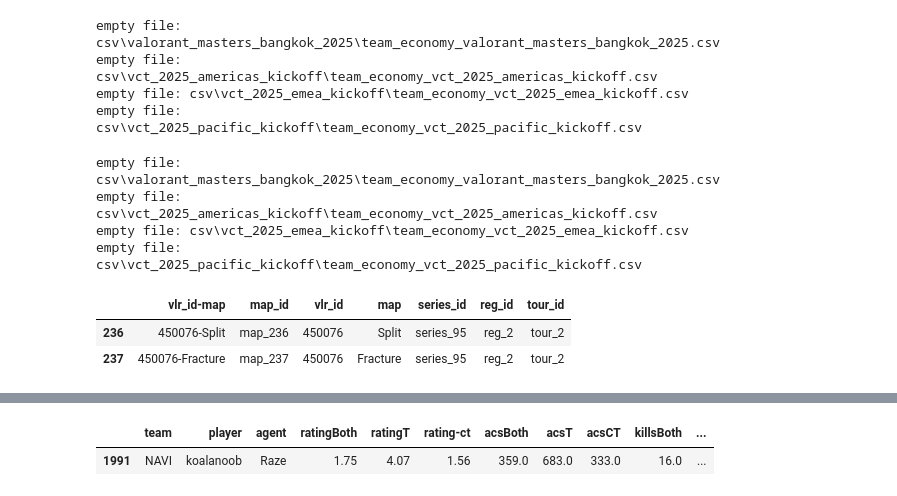
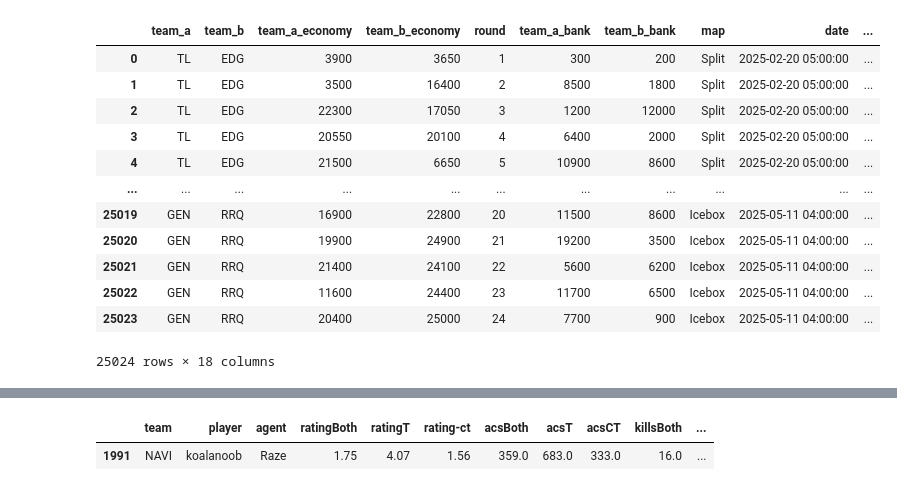
Before and after one commit to RkTcaster/vlr-scraper, a Jupyter notebook: csv_process.ipynb, the cells around one changed output, grey strips where cells are left out. Saved outputs shown, nothing was run; the diff lists cells and outputs as text; code cells hidden in the pictures.

Commit message:
Fixed economy convert (k)

```diff
--- a/csv_process.ipynb
+++ b/csv_process.ipynb
@@ -9,8 +9,15 @@ import re
 # %%
 def convert_k(valor):
     "remove k in money columns and change the format to int"
-    if 'k' in valor:
-        return int(float(valor.replace('k', '')) * 1000)
+    try:
+        if type(valor) == str:
+            if 'k' in valor:
+                return int(float(valor.replace('k', '')) * 1000)
+        else:
+            return int(valor)
+
+    except:
+        return int(valor)
 
 def find_files_by_prefix(root_folder, prefix):
     matched_files = []
@@ -300,13 +307,6 @@ df_player_performance["vlr_id-map"] = (
 df_player_performance = pd.merge(df_player_performance, df_maps_id[["vlr_id-map","map_id","series_id","reg_id","tour_id"]],how="left", left_on="vlr_id-map", right_on="vlr_id-map")
 
 df_player_performance.to_csv(path_or_buf='tables/table_player_performance.csv',index=False,encoding='iso-8859-1')
-# %%
-df_team_economy = concat_csv_from_different_folders(folder="csv", prefix="team_economy")
-# %% [output]
-empty file: csv\valorant_masters_bangkok_2025\team_economy_valorant_masters_bangkok_2025.csv
-empty file: csv\vct_2025_americas_kickoff\team_economy_vct_2025_americas_kickoff.csv
-empty file: csv\vct_2025_emea_kickoff\team_economy_vct_2025_emea_kickoff.csv
-empty file: csv\vct_2025_pacific_kickoff\team_economy_vct_2025_pacific_kickoff.csv
 # %%
 #Team economy stats
 
@@ -315,7 +315,7 @@ df_team_economy = concat_csv_from_different_folders(folder="csv", prefix="team_e
 columns_update = ["team_a_economy","team_b_economy","team_a_bank","team_b_bank"]
 
 for column_name in columns_update:
-    df_team_economy[column_name] = df_team_economy[column_name].apply(convert_k)
+     df_team_economy[column_name] = df_team_economy[column_name].apply(convert_k)
 
 df_team_economy["vlr_id"] = df_team_economy["source_url"].apply(
     match_id_vlr
@@ -326,12 +326,9 @@ df_team_economy["vlr_id-map"] = (
 
 df_team_economy = pd.merge(df_team_economy, df_maps_id[["vlr_id-map","map_id","series_id","reg_id","tour_id"]],how="left", left_on="vlr_id-map", right_on="vlr_id-map")
 
+df_team_economy["team_map_round_id"] = df_team_economy["team_a"]+"-"+df_team_economy["map_id"]+"-"+df_team_economy["round"].astype(str)
+
 df_team_economy.to_csv(path_or_buf='tables/table_team_economy.csv',index=False,encoding='iso-8859-1')
-# %% [output]
-empty file: csv\valorant_masters_bangkok_2025\team_economy_valorant_masters_bangkok_2025.csv
-empty file: csv\vct_2025_americas_kickoff\team_economy_vct_2025_americas_kickoff.csv
-empty file: csv\vct_2025_emea_kickoff\team_economy_vct_2025_emea_kickoff.csv
-empty file: csv\vct_2025_pacific_kickoff\team_economy_vct_2025_pacific_kickoff.csv
 # %%
 #player stats
 
@@ -402,7 +402,17 @@ df_round_concat = pd.merge(df_round_concat, df_maps_id[["vlr_id-map","map_id","s
 df_round_concat.to_csv(path_or_buf='tables/table_round_info.csv',index=False,encoding='iso-8859-1')
 # %%
-df_maps_id[df_maps_id["series_id"] == "series_95"]
+df_team_economy
 # %% [output]
-|  | vlr_id-map | map_id | vlr_id | map | series_id | reg_id | tour_id |
-| 236 | 450076-Split | map_236 | 450076 | Split | series_95 | reg_2 | tour_2 |
-| 237 | 450076-Fracture | map_237 | 450076 | Fracture | series_95 | reg_2 | tour_2 |
+|  | team_a | team_b | team_a_economy | team_b_economy | round | team_a_bank | team_b_bank | map | date | ... |
+| 0 | TL | EDG | 3900 | 3650 | 1 | 300 | 200 | Split | 2025-02-20 05:00:00 | ... |
+| 1 | TL | EDG | 3500 | 16400 | 2 | 8500 | 1800 | Split | 2025-02-20 05:00:00 | ... |
+| 2 | TL | EDG | 22300 | 17050 | 3 | 1200 | 12000 | Split | 2025-02-20 05:00:00 | ... |
+| 3 | TL | EDG | 20550 | 20100 | 4 | 6400 | 2000 | Split | 2025-02-20 05:00:00 | ... |
+| 4 | TL | EDG | 21500 | 6650 | 5 | 10900 | 8600 | Split | 2025-02-20 05:00:00 | ... |
+| ... | ... | ... | ... | ... | ... | ... | ... | ... | ... | ... |
+| 25019 | GEN | RRQ | 16900 | 22800 | 20 | 11500 | 8600 | Icebox | 2025-05-11 04:00:00 | ... |
+| 25020 | GEN | RRQ | 19900 | 24900 | 21 | 19200 | 3500 | Icebox | 2025-05-11 04:00:00 | ... |
+| 25021 | GEN | RRQ | 21400 | 24100 | 22 | 5600 | 6200 | Icebox | 2025-05-11 04:00:00 | ... |
+| 25022 | GEN | RRQ | 11600 | 24400 | 23 | 11700 | 6500 | Icebox | 2025-05-11 04:00:00 | ... |
+| 25023 | GEN | RRQ | 20400 | 25000 | 24 | 7700 | 900 | Icebox | 2025-05-11 04:00:00 | ... |
+25024 rows × 18 columns
```
Also changed, not shown: parts of 2 cells of this notebook.
